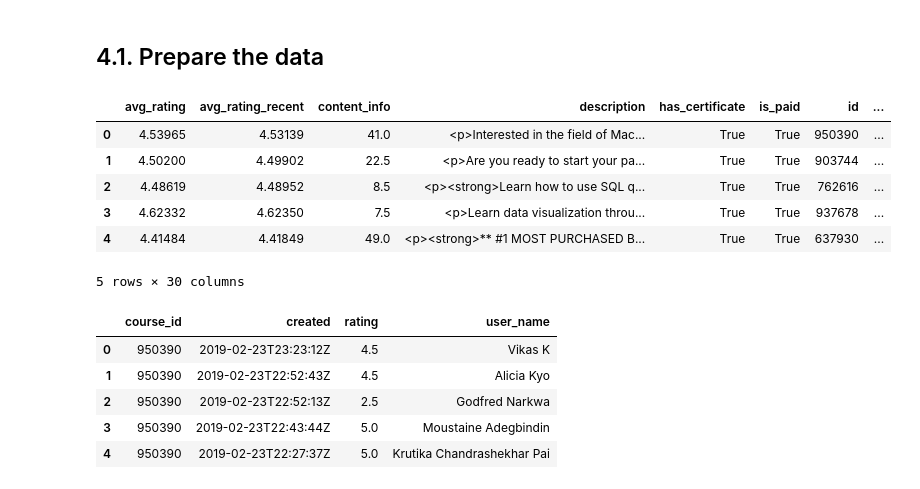
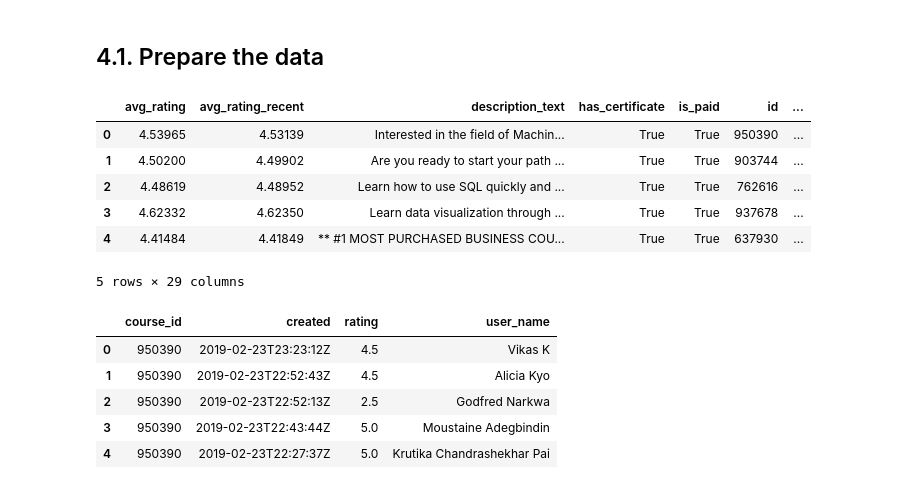
Before and after one commit to adrij/Udemy-recommender-system, a Jupyter notebook: 4_Clustering_and_RS.ipynb, the cells around one changed output. Cells and saved outputs as stored; diff of their text form; code cells hidden in the pictures.

```diff
--- a/4_Clustering_and_RS.ipynb
+++ b/4_Clustering_and_RS.ipynb
@@ -21,16 +36,16 @@ from nltk.stem.snowball import SnowballStemmer
 # %% [markdown]
 ## 4.1. Prepare the data
 # %%
-df_courses=pd.read_csv('data/cleaned/df_courses.csv', index_col=0)
+df_courses=pd.read_csv('data/cleaned/df_courses.csv', index_col=0, sep=' ', converters={"objectives": ast.literal_eval})
 df_courses.head()
 # %% [output]
-|  | avg_rating | avg_rating_recent | content_info | description | has_certificate | is_paid | id | ... |
-| 0 | 4.53965 | 4.53139 | 41.0 | <p>Interested in the field of Mac... | True | True | 950390 | ... |
-| 1 | 4.50200 | 4.49902 | 22.5 | <p>Are you ready to start your pa... | True | True | 903744 | ... |
-| 2 | 4.48619 | 4.48952 | 8.5 | <p><strong>Learn how to use SQL q... | True | True | 762616 | ... |
-| 3 | 4.62332 | 4.62350 | 7.5 | <p>Learn data visualization throu... | True | True | 937678 | ... |
-| 4 | 4.41484 | 4.41849 | 49.0 | <p><strong>** #1 MOST PURCHASED B... | True | True | 637930 | ... |
+|  | avg_rating | avg_rating_recent | description_text | has_certificate | is_paid | id | ... |
+| 0 | 4.53965 | 4.53139 | Interested in the field of Machin... | True | True | 950390 | ... |
+| 1 | 4.50200 | 4.49902 | Are you ready to start your path ... | True | True | 903744 | ... |
+| 2 | 4.48619 | 4.48952 | Learn how to use SQL quickly and ... | True | True | 762616 | ... |
+| 3 | 4.62332 | 4.62350 | Learn data visualization through ... | True | True | 937678 | ... |
+| 4 | 4.41484 | 4.41849 | ** #1 MOST PURCHASED BUSINESS COU... | True | True | 637930 | ... |
-5 rows × 30 columns
+5 rows × 29 columns
 # %%
 df_reviews=pd.read_csv('data/cleaned/df_reviews.csv', index_col=0)
 df_reviews.head()
```
Also changed, not shown: parts of 114 cells of this notebook, 8 other files.
